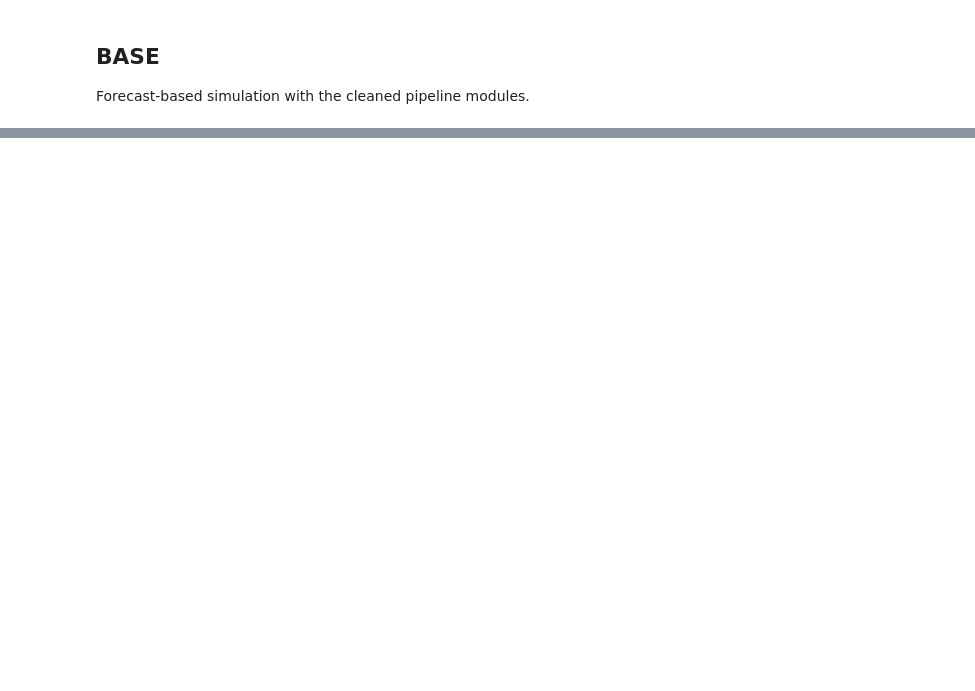
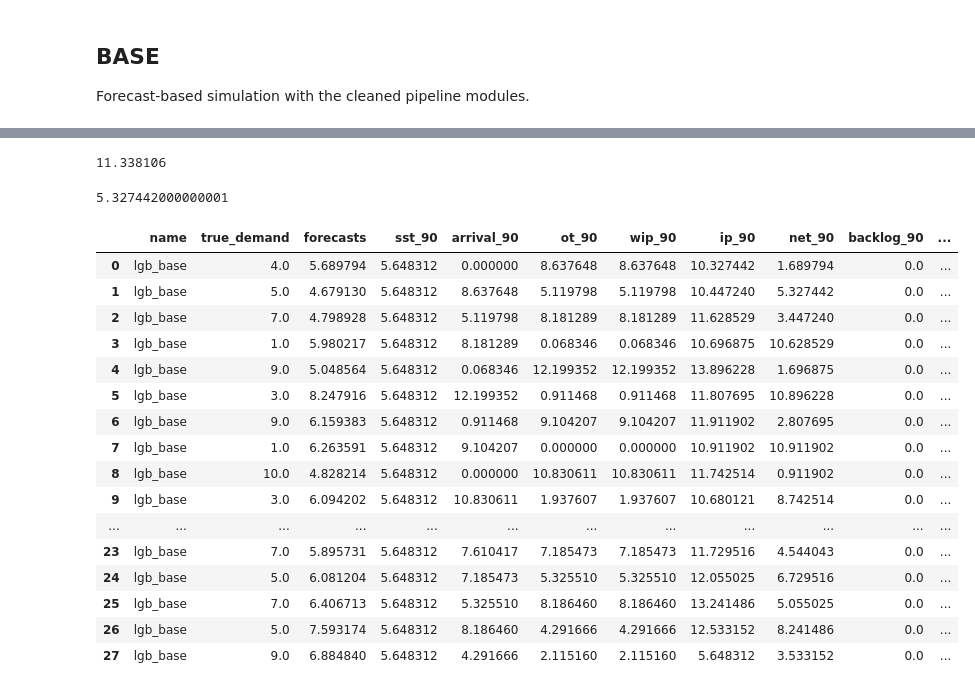
Before and after one commit to y1ngjiezhao/Forecast-Reconciliation-versus-Decision-Reconciliation, a Jupyter notebook: InvtSimModified/11) BASE_modified.ipynb, the cells around one changed output, grey strips where cells are left out. Saved outputs shown, nothing was run; the diff lists cells and outputs as text; code cells hidden in the pictures; blank space fills up the shorter version.

```diff
--- a/InvtSimModified/11) BASE_modified.ipynb
+++ b/InvtSimModified/11) BASE_modified.ipynb
@@ -61,3 +61,33 @@ a.iloc[:28, :12].to_csv(f"FOODS_1_001(TOTAL)_etsInvtSim.csv", index = False)
 # %%
 a = pd.read_pickle(f"lgbInvtSim_L{lead_time}.pkl")
 a.iloc[:28, :12].to_csv(f"FOODS_1_001(TOTAL)_lgbInvtSim.csv", index = False)
+# %%
+5.689794 + 5.648312 # 9.334348
+# %% [output]
+11.338106
+# %%
+1.689794 + 8.637648 - 5
+# %% [output]
+5.327442000000001
+# %%
+import pandas as pd
+A = pd.read_csv("FOODS_1_001(TOTAL)_lgbInvtSim.csv")
+A
+# %% [output]
+|  | name | true_demand | forecasts | sst_90 | arrival_90 | ot_90 | wip_90 | ip_90 | net_90 | backlog_90 | ... |
+| 0 | lgb_base | 4.0 | 5.689794 | 5.648312 | 0.000000 | 8.637648 | 8.637648 | 10.327442 | 1.689794 | 0.0 | ... |
+| 1 | lgb_base | 5.0 | 4.679130 | 5.648312 | 8.637648 | 5.119798 | 5.119798 | 10.447240 | 5.327442 | 0.0 | ... |
+| 2 | lgb_base | 7.0 | 4.798928 | 5.648312 | 5.119798 | 8.181289 | 8.181289 | 11.628529 | 3.447240 | 0.0 | ... |
+| 3 | lgb_base | 1.0 | 5.980217 | 5.648312 | 8.181289 | 0.068346 | 0.068346 | 10.696875 | 10.628529 | 0.0 | ... |
+| 4 | lgb_base | 9.0 | 5.048564 | 5.648312 | 0.068346 | 12.199352 | 12.199352 | 13.896228 | 1.696875 | 0.0 | ... |
+| 5 | lgb_base | 3.0 | 8.247916 | 5.648312 | 12.199352 | 0.911468 | 0.911468 | 11.807695 | 10.896228 | 0.0 | ... |
+| 6 | lgb_base | 9.0 | 6.159383 | 5.648312 | 0.911468 | 9.104207 | 9.104207 | 11.911902 | 2.807695 | 0.0 | ... |
+| 7 | lgb_base | 1.0 | 6.263591 | 5.648312 | 9.104207 | 0.000000 | 0.000000 | 10.911902 | 10.911902 | 0.0 | ... |
+| 8 | lgb_base | 10.0 | 4.828214 | 5.648312 | 0.000000 | 10.830611 | 10.830611 | 11.742514 | 0.911902 | 0.0 | ... |
+| 9 | lgb_base | 3.0 | 6.094202 | 5.648312 | 10.830611 | 1.937607 | 1.937607 | 10.680121 | 8.742514 | 0.0 | ... |
+| ... | ... | ... | ... | ... | ... | ... | ... | ... | ... | ... | ... |
+| 23 | lgb_base | 7.0 | 5.895731 | 5.648312 | 7.610417 | 7.185473 | 7.185473 | 11.729516 | 4.544043 | 0.0 | ... |
+| 24 | lgb_base | 5.0 | 6.081204 | 5.648312 | 7.185473 | 5.325510 | 5.325510 | 12.055025 | 6.729516 | 0.0 | ... |
+| 25 | lgb_base | 7.0 | 6.406713 | 5.648312 | 5.325510 | 8.186460 | 8.186460 | 13.241486 | 5.055025 | 0.0 | ... |
+| 26 | lgb_base | 5.0 | 7.593174 | 5.648312 | 8.186460 | 4.291666 | 4.291666 | 12.533152 | 8.241486 | 0.0 | ... |
+| 27 | lgb_base | 9.0 | 6.884840 | 5.648312 | 4.291666 | 2.115160 | 2.115160 | 5.648312 | 3.533152 | 0.0 | ... |
```
Also changed, not shown: parts of 7 cells of this notebook, 10 other files.
